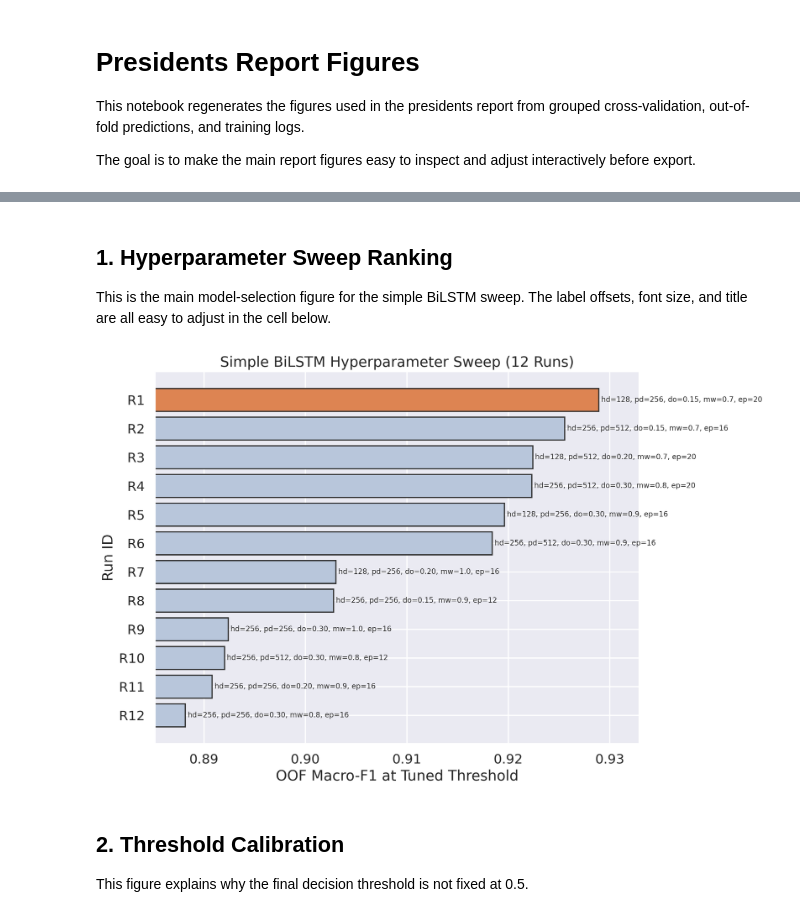
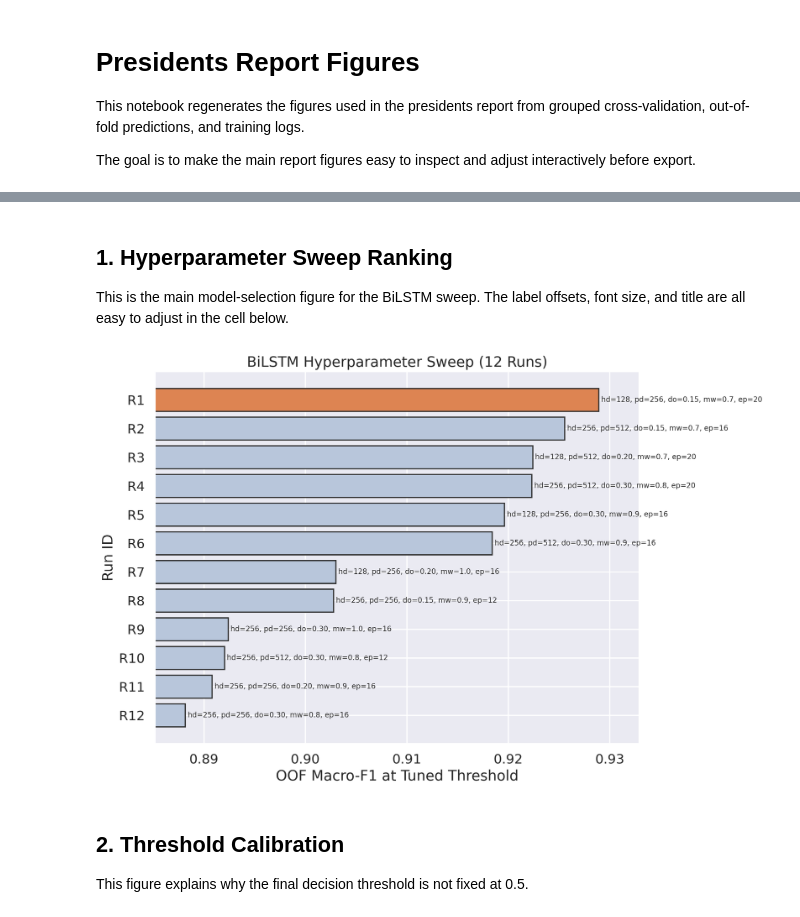
Before and after one commit to BshKatrin/RITAL-NLP-project, a Jupyter notebook: notebooks/presidents_report_figures.ipynb, the cells around one changed output, grey strips where cells are left out. Saved outputs shown, nothing was run; the diff lists cells and outputs as text; code cells hidden in the pictures.

Commit message:
committing graphs script president etc.

```diff
--- a/notebooks/presidents_report_figures.ipynb
+++ b/notebooks/presidents_report_figures.ipynb
@@ -123,44 +146,44 @@ Report data loaded.
 # %% [markdown]
 ## 1. Hyperparameter Sweep Ranking
 
-This is the main model-selection figure for the simple BiLSTM sweep. The label offsets, font size, and title are all easy to adjust in the cell below.
+This is the main model-selection figure for the BiLSTM sweep. The label offsets, font size, and title are all easy to adjust in the cell below.
 # %%
 plot_frame = simple_sweep_frame.sort_values("oof_f1_macro_tuned", ascending=True).copy()
 
 figsize = (12, 8)
 text_dx = 0.00025
 text_fontsize = 9
-title = "Simple BiLSTM Hyperparameter Sweep (12 Runs)"
+title = "BiLSTM Hyperparameter Sweep (12 Runs)"
 highlight_run_id = "R1"
 bar_color = "#b8c6db"
 highlight_color = "#dd8452"
 
 fig, ax = plt.subplots(figsize=figsize)
 colors = [bar_color] * len(plot_frame)
 highlight_pos = plot_frame.index[plot_frame["plot_id"] == highlight_run_id][0]
 colors[list(plot_frame.index).index(highlight_pos)] = highlight_color
 
 ax.barh(plot_frame["plot_id"], plot_frame["oof_f1_macro_tuned"], color=colors, edgecolor="#2f2f2f")
 ax.set_xlabel("OOF Macro-F1 at Tuned Threshold")
 ax.set_ylabel("Run ID")
 ax.set_title(title)
 ax.set_xlim(plot_frame["oof_f1_macro_tuned"].min() - 0.003, plot_frame["oof_f1_macro_tuned"].max() + 0.004)
 
 for _, row in plot_frame.iterrows():
     ax.text(
         row["oof_f1_macro_tuned"] + text_dx,
         row["plot_id"],
         row["short_label"],
         va="center",
         fontsize=text_fontsize,
     )
 
 fig.tight_layout()
 render_figure(fig)
 plt.close(fig)
 # save_figure(fig, "simple_sweep_ranking_oof_custom")
 # %% [output]
-[figure, old version]
+[figure, new version]
 # %% [markdown]
 ## 2. Threshold Calibration
 
```
Also changed, not shown: parts of 14 cells of this notebook, 1 other file.
